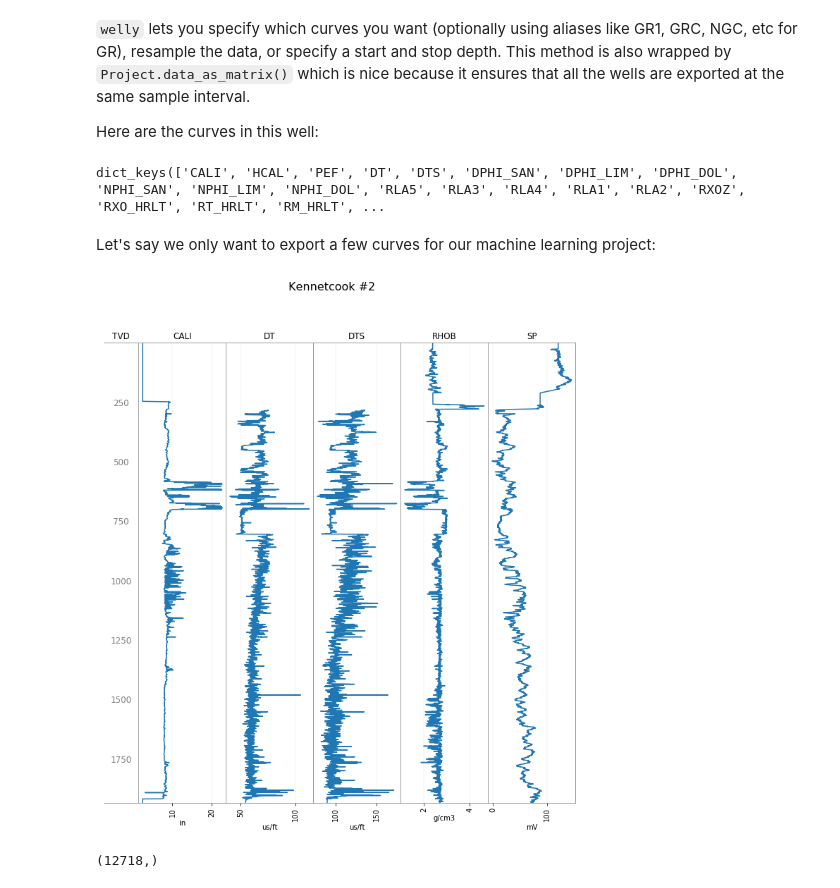
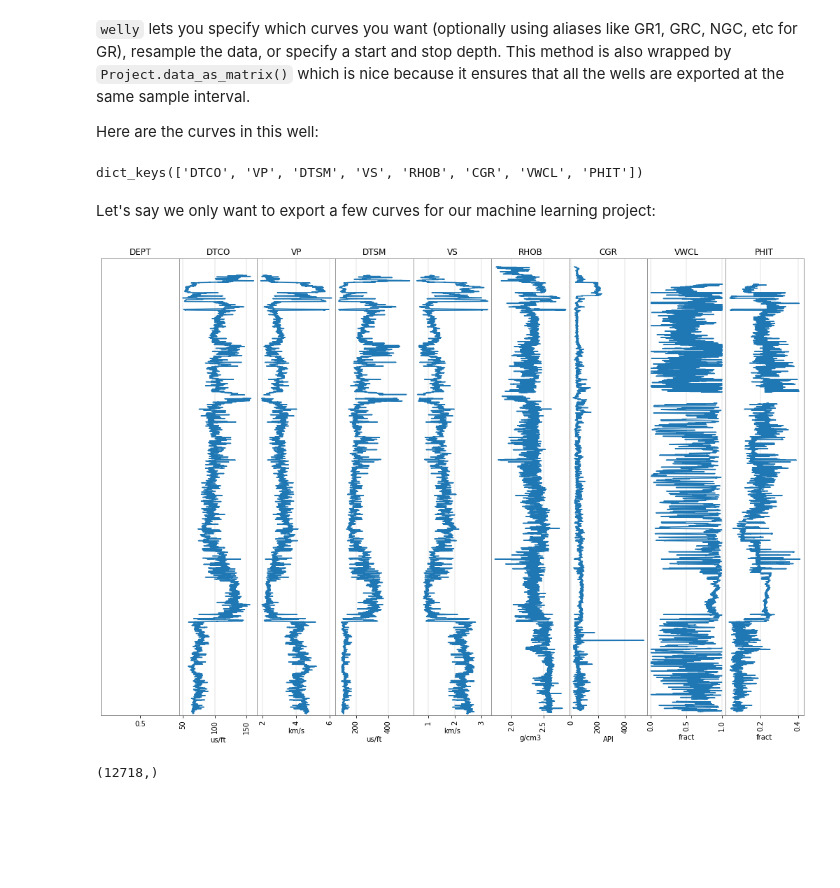
Before and after one commit to attibalazs/velocityhack, a Jupyter notebook: Read_and_write_LAS.ipynb, the cells around one changed output. Cells and saved outputs as stored; diff of their text form; code cells hidden in the pictures; blank space fills up the shorter version.

```diff
--- a/Read_and_write_LAS.ipynb
+++ b/Read_and_write_LAS.ipynb
@@ -183,4 +159,4 @@ plt.plot(l.df().GR)
 # %%
 from welly import Well
 
-w = Well.from_las('../data/P-129.LAS')
+w = Well.from_las('data/GN3.LAS')
@@ -366,6 +315,6 @@ Here are the curves in this well:
 # %%
 w.data.keys()
 # %% [output]
-dict_keys(['CALI', 'HCAL', 'PEF', 'DT', 'DTS', 'DPHI_SAN', 'DPHI_LIM', 'DPHI_DOL', 'NPHI_SAN', 'NPHI_LIM', 'NPHI_DOL', 'RLA5', 'RLA3', 'RLA4', 'RLA1', 'RLA2', 'RXOZ', 'RXO_HRLT', 'RT_HRLT', 'RM_HRLT', ...
+dict_keys(['DTCO', 'VP', 'DTSM', 'VS', 'RHOB', 'CGR', 'VWCL', 'PHIT'])
 # %% [markdown]
 Let's say we only want to export a few curves for our machine learning project:
@@ -374,7 +321,9 @@ keys = ['CALI', 'DT', 'DTS', 'RHOB', 'SP']
+# %%
+keys = ['DTCO', 'VP', 'DTSM', 'VS', 'RHOB', 'CGR', 'VWCL', 'PHIT']
 # %%
-w.plot(tracks=['TVD']+keys)
+w.plot(tracks=['DEPT']+keys)
 # %% [output]
-[figure, old version]
+[figure, new version]
 # %%
 X, basis = w.data_as_matrix(keys=keys, start=275, stop=1850, step=0.5, return_basis=True)
 # %%
```
Also changed, not shown: parts of 26 cells of this notebook, 1 other file.
